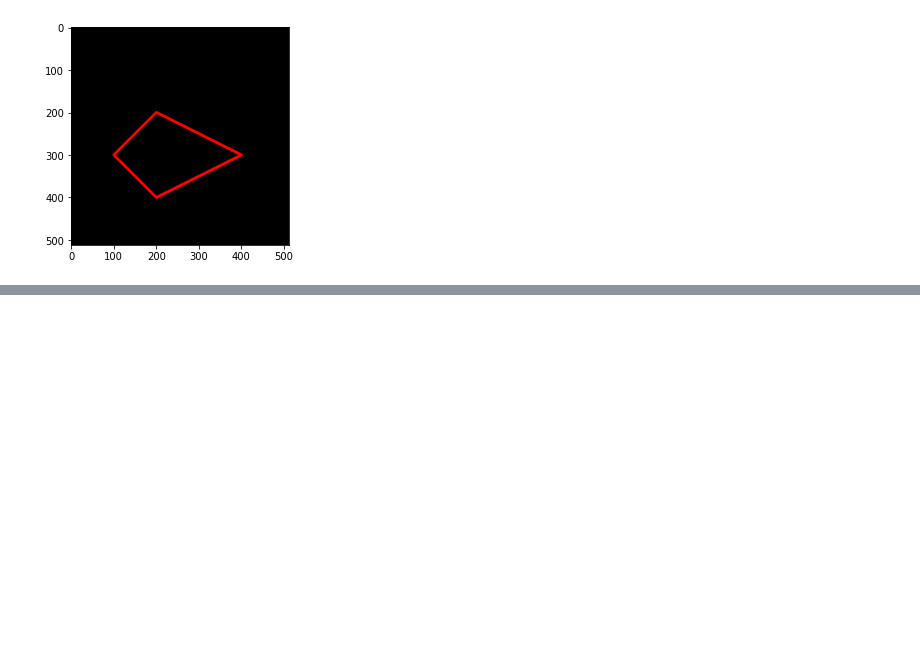
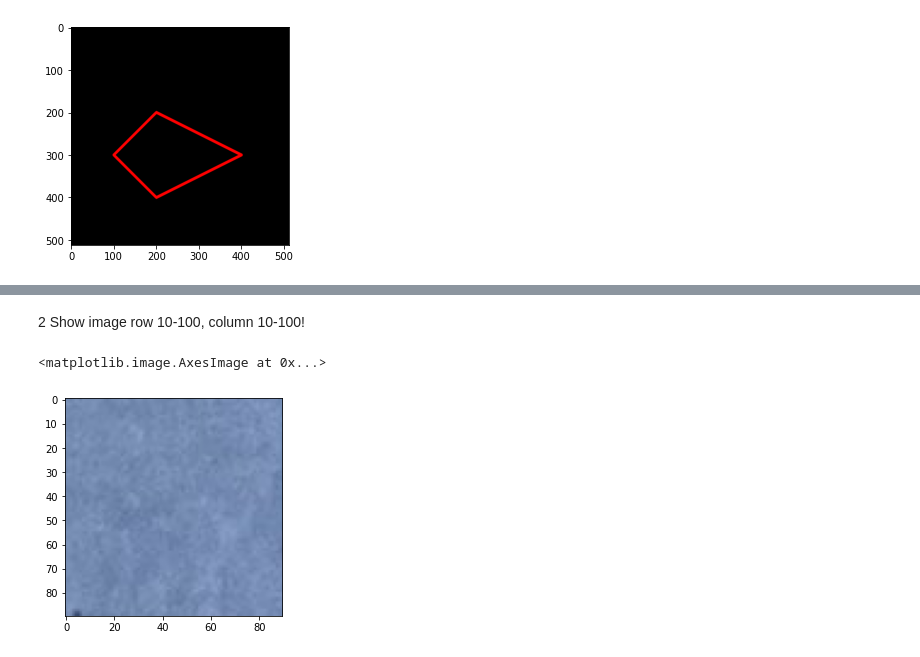
Before and after one commit to RimadhaniAula/PCVK_genap2022, a Jupyter notebook: Week2.ipynb, the cells around one changed output, grey strips where cells are left out. Saved outputs shown, nothing was run; the diff lists cells and outputs as text; code cells hidden in the pictures; blank space fills up the shorter version.

```diff
--- a/Week2.ipynb
+++ b/Week2.ipynb
@@ -132,0 +158,8 @@ plt.imshow(black_img2)
+# %% [markdown]
+2 Show image row 10-100, column 10-100!
+# %%
+img7 = img6[9:99, 9:99]
+plt.imshow(img7)
+# %% [output]
+<matplotlib.image.AxesImage at 0x...>
+[figure, added]
```
Also changed, not shown: parts of 14 cells of this notebook.
